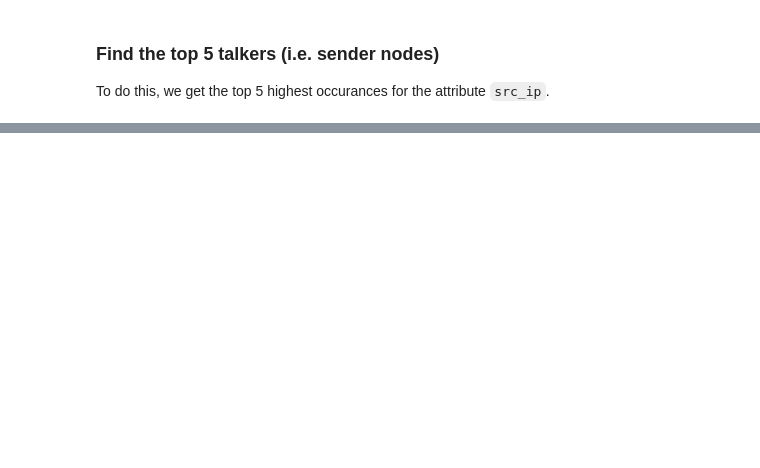
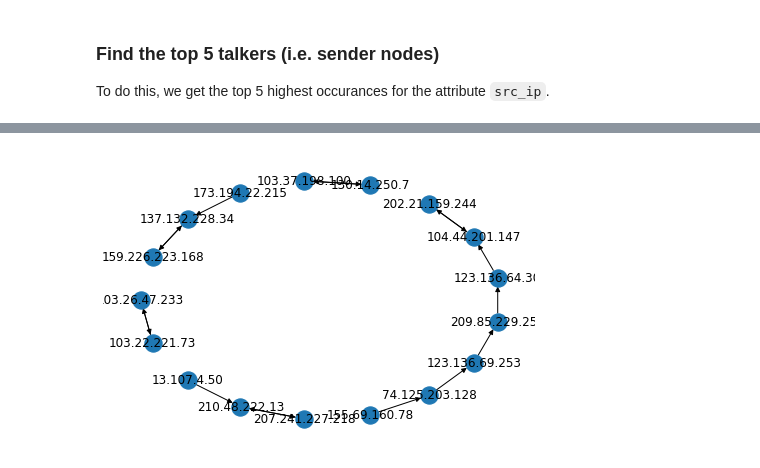
Before and after one commit to chenningg/cz3006-network-traffic-visualization, a Jupyter notebook: notebooks/network_traffic_visualization.ipynb, the cells around one changed output, grey strips where cells are left out. Drawn from its saved outputs; the diff is of its cells as text; code cells hidden in the pictures; blank space fills up the shorter version.

```diff
--- a/notebooks/network_traffic_visualization.ipynb
+++ b/notebooks/network_traffic_visualization.ipynb
@@ -30,0 +31,7 @@ df['src_ip'].value_counts()[:5].index.tolist()
+# %%
+# EXERCISE 3A: Find top 5 talkers (i.e. sender nodes)
+top_5_talkers = df['src_ip'].value_counts()[:5]
+
+print("{:<18}{:<9}".format("Sender IP", "Count"))
+for talker in top_5_talkers.keys():
+    print("{:<18}{:<9}".format(talker, top_5_talkers[talker]))
@@ -30,0 +154,11 @@ df['src_ip'].value_counts()[:5].index.tolist()
+# %%
+# EXERCISE 3E: Visualize the communication between different IP hosts (optional)
+for talker in top_5_talkers.keys():
+    df_network = df.loc[df['src_ip'] == talker]
+    df_network = df_network[['src_ip', 'dest_ip']]
+    print("src_ip:", talker)
+
+    network_graph = nx.Graph()
+    network_graph = nx.from_pandas_edgelist(df_network, 'src_ip', 'dest_ip')
+    nx.draw(network_graph, with_labels=False)
+    plt.show()
@@ -30,0 +176,20 @@ df['src_ip'].value_counts()[:5].index.tolist()
+# %%
+# EXERCISE 3E: Visualize the communication between different IP hosts (optional)
+src = '155.69.160.78'
+dest = ''
+
+network_graph = nx.DiGraph()
+
+for talker in top_5_talkers.keys():
+    src = talker
+    for i in range(10):
+        df_network = df.loc[df['src_ip'] == src][:1]
+        df_network = df_network[['src_ip', 'dest_ip']]
+        src = df_network[['src_ip']].values[0][0]
+        dest = df_network[['dest_ip']].values[0][0]
+        network_graph.add_edge(src, dest)
+        src = dest
+
+nx.draw_shell(network_graph, with_labels=True)
+# %% [output]
+[figure, added]
```
Also changed, not shown: parts of 18 cells of this notebook, 4 other files.
